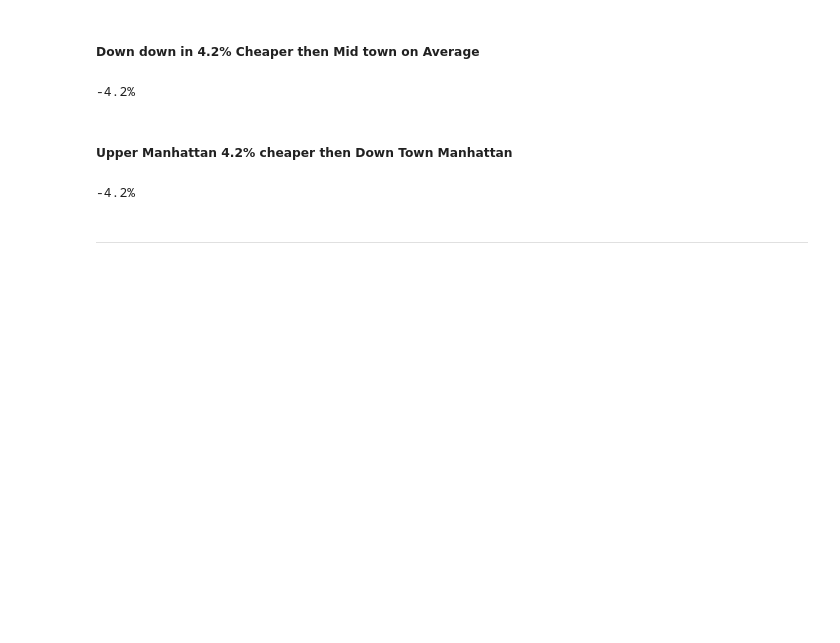
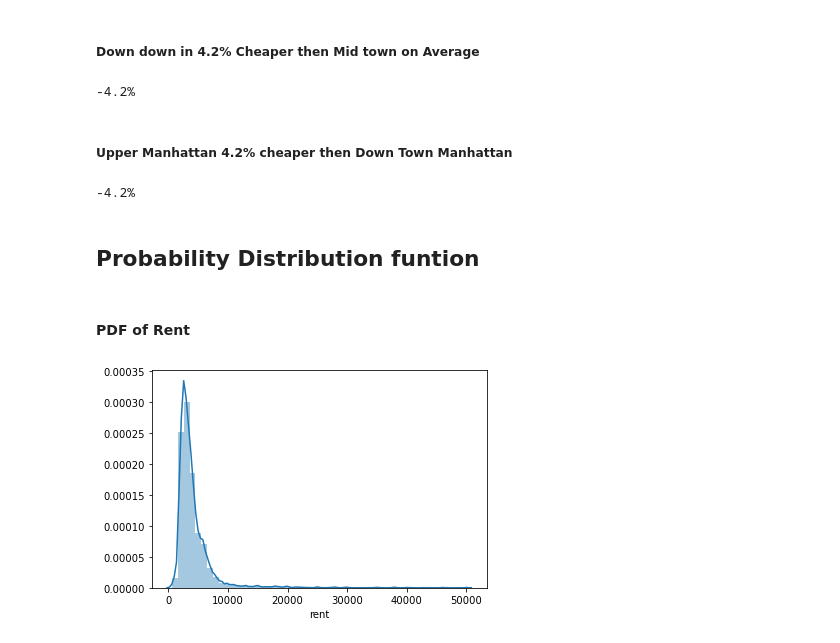
Before and after one commit to DoctorDatah/Apartments-Listings-NYC-Analysis-and-Modeling, a Jupyter notebook: notebooks/3-Exploratory-Data-Analysis.ipynb, the cells around one changed output. Cells and saved outputs as stored; diff of their text form; code cells hidden in the pictures; blank space fills up the shorter version.

```diff
--- a/notebooks/3-Exploratory-Data-Analysis.ipynb
+++ b/notebooks/3-Exploratory-Data-Analysis.ipynb
@@ -258,5 +260,12 @@ listings_eda.percentage_difference(down_town_mean_rent,mid_town_mean_rent)
 listings_eda.percentage_difference(down_town_mean_rent,upper_manhattan_mean_rent)
 # %% [output]
 -4.2%
-# %% [markdown]
-----
+# %% [markdown]
+## Probability Distribution funtion
+# %% [markdown]
+#### PDF of Rent
+# %%
+fig = sns.distplot(listings['rent'] )
+plt.savefig(r'images\rent_pdf.png')
+# %% [output]
+[figure, added]
```
Also changed, not shown: parts of 7 cells of this notebook, 7 other files.
